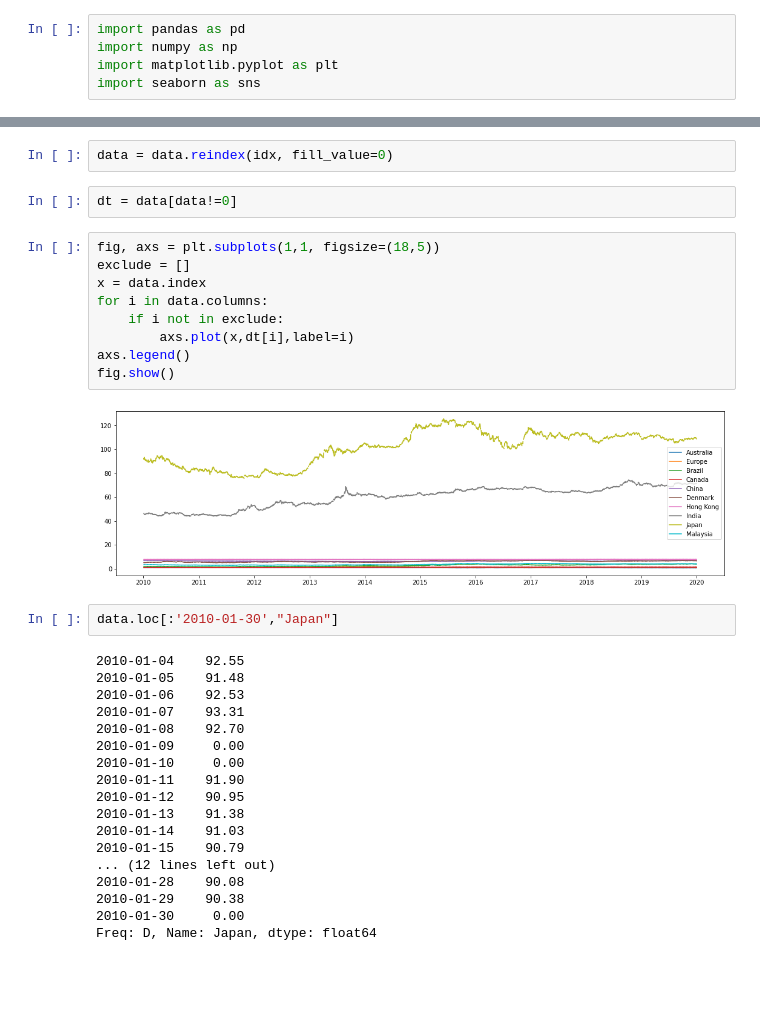
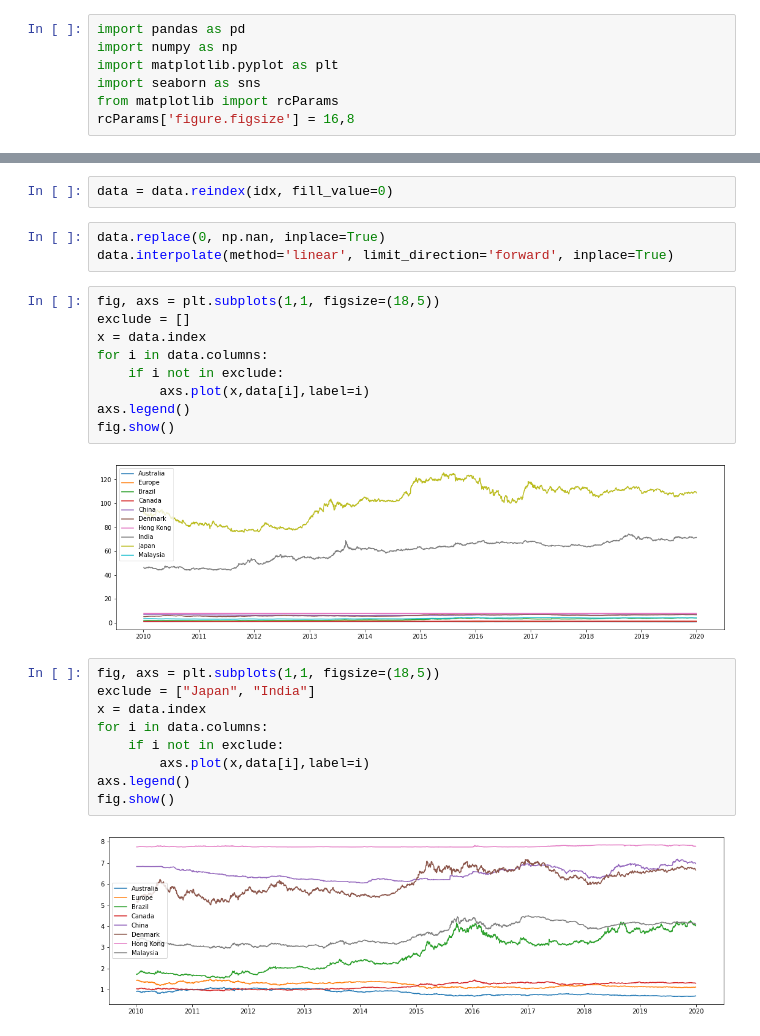
Before and after one commit to P3rdix/DL_Currency_Exchange_Rate, a Jupyter notebook: Preprocessing.ipynb, the cells around one changed output, grey strips where cells are left out. Cells and saved outputs as stored; diff of their text form; blank space fills up the shorter version.

```diff
--- a/Preprocessing.ipynb
+++ b/Preprocessing.ipynb
@@ -3,6 +3,8 @@ import pandas as pd
 import numpy as np
 import matplotlib.pyplot as plt
 import seaborn as sns
+from matplotlib import rcParams
+rcParams['figure.figsize'] = 16,8
 # %%
 data = pd.read_csv("data.csv")
 # %%
@@ -92,35 +94,27 @@ data.set_index("Date", inplace=True)
 # %%
 data = data.reindex(idx, fill_value=0)
 # %%
-dt = data[data!=0]
+data.replace(0, np.nan, inplace=True)
+data.interpolate(method='linear', limit_direction='forward', inplace=True)
 # %%
 fig, axs = plt.subplots(1,1, figsize=(18,5))
 exclude = []
 x = data.index
 for i in data.columns:
     if i not in exclude:
-        axs.plot(x,dt[i],label=i)
+        axs.plot(x,data[i],label=i)
 axs.legend()
 fig.show()
 # %% [output]
-[figure, old version]
+[figure, new version]
 # %%
-data.loc[:'2010-01-30',"Japan"]
+fig, axs = plt.subplots(1,1, figsize=(18,5))
+exclude = ["Japan", "India"]
+x = data.index
+for i in data.columns:
+    if i not in exclude:
+        axs.plot(x,data[i],label=i)
+axs.legend()
+fig.show()
 # %% [output]
-2010-01-04    92.55
-2010-01-05    91.48
-2010-01-06    92.53
-2010-01-07    93.31
-2010-01-08    92.70
-2010-01-09     0.00
-2010-01-10     0.00
-2010-01-11    91.90
-2010-01-12    90.95
-2010-01-13    91.38
-2010-01-14    91.03
-2010-01-15    90.79
-... (12 lines left out)
-2010-01-28    90.08
-2010-01-29    90.38
-2010-01-30     0.00
-Freq: D, Name: Japan, dtype: float64
+[figure, added]
```
Also changed, not shown: parts of 10 cells of this notebook, 2 other files.
